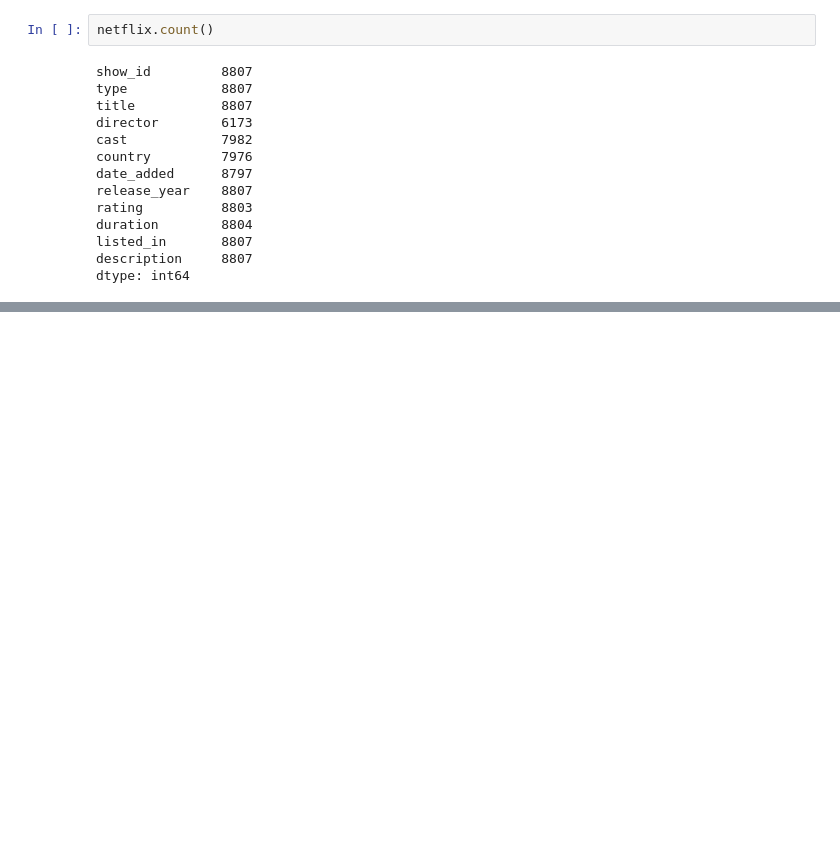
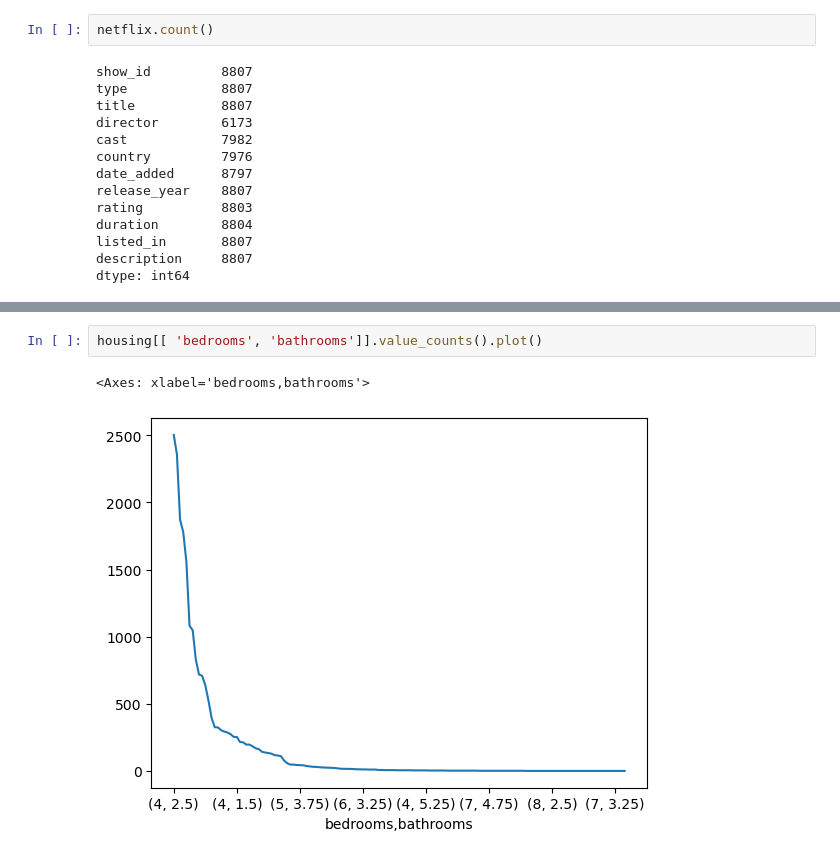
Before and after one commit to trudova/python-projects, a Jupyter notebook: pandas/first.ipynb, the cells around one changed output, grey strips where cells are left out. Saved outputs shown, nothing was run; the diff lists cells and outputs as text; blank space fills up the shorter version.

Commit message:
df series and basic plotting

```diff
--- a/pandas/first.ipynb
+++ b/pandas/first.ipynb
@@ -368,0 +770,5 @@ dtype: int64
+# %%
+housing[[ 'bedrooms', 'bathrooms']].value_counts().plot()
+# %% [output]
+<Axes: xlabel='bedrooms,bathrooms'>
+[figure, added]
```
Also changed, not shown: parts of 40 cells of this notebook.
